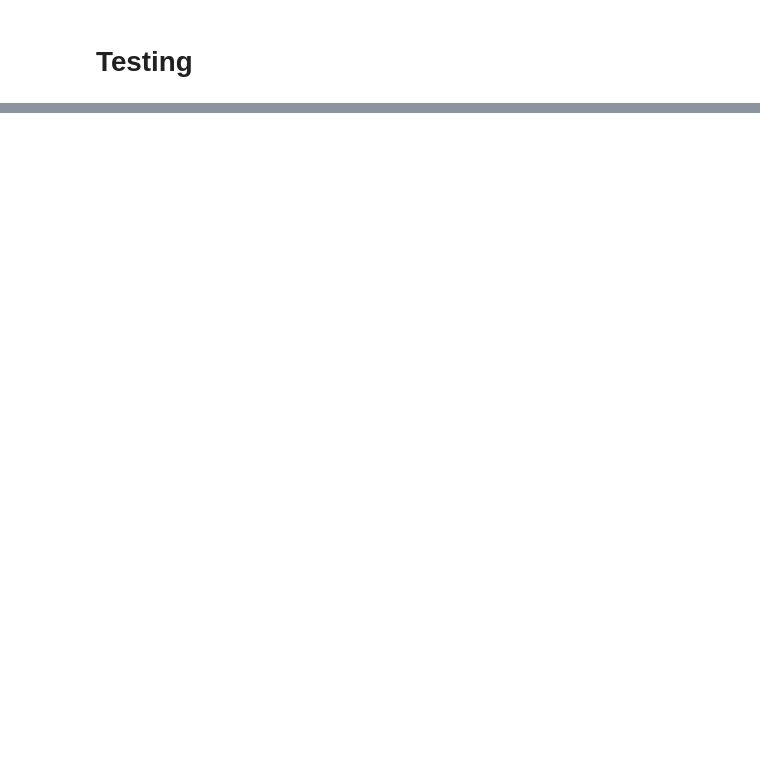
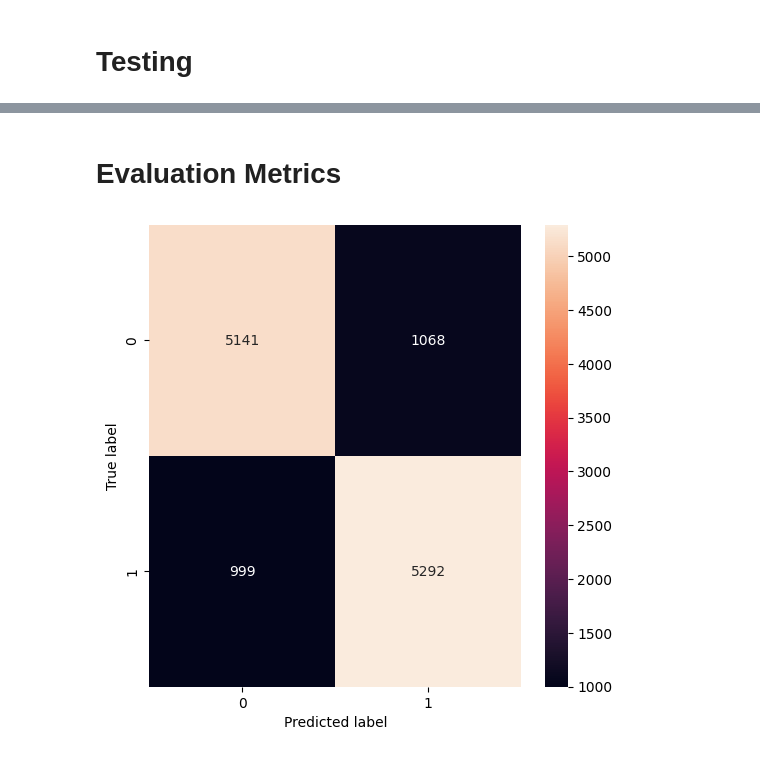
Before and after one commit to rakibulhaque9954/sentiment-analysis-imdb, a Jupyter notebook: IMDB_sentiment_analysis_with_Transformers.ipynb, the cells around one changed output, grey strips where cells are left out. Saved outputs shown, nothing was run; the diff lists cells and outputs as text; code cells hidden in the pictures; blank space fills up the shorter version.

Commit message:
update with evaluation metrics

```diff
--- a/IMDB_sentiment_analysis_with_Transformers.ipynb
+++ b/IMDB_sentiment_analysis_with_Transformers.ipynb
@@ -461 +461,28 @@ Positive [[0.989176]]
 Negative [[0.12883693]]
+# %% [markdown]
+# Evaluation Metrics
+# %%
+y_true = []
+y_pred = []
+
+for X_batch, y_batch in test_dataset:
+    y_true.extend(y_batch)
+    y_pred_batch = sentiment_transformer.predict(X_batch)
+    y_pred.extend(np.round(y_pred_batch).flatten())
+
+y_true = np.array(y_true)
+y_pred = np.array(y_pred)
+# %%
+from sklearn.metrics import confusion_matrix, classification_report
+import seaborn as sns
+import matplotlib.pyplot as plt
+
+cm = confusion_matrix(y_true, y_pred)
+
+plt.figure(figsize=(6,6))
+sns.heatmap(cm, annot=True, fmt="d")
+plt.ylabel('True label')
+plt.xlabel('Predicted label')
+plt.show()
+# %% [output]
+[figure, added]
```
Also changed, not shown: parts of 5 cells of this notebook.
